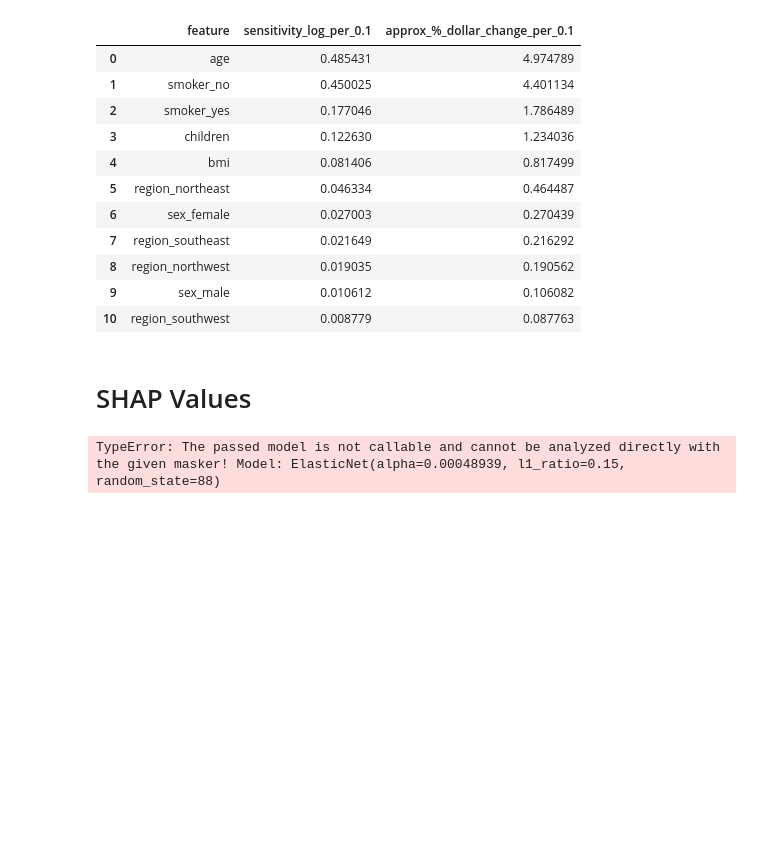
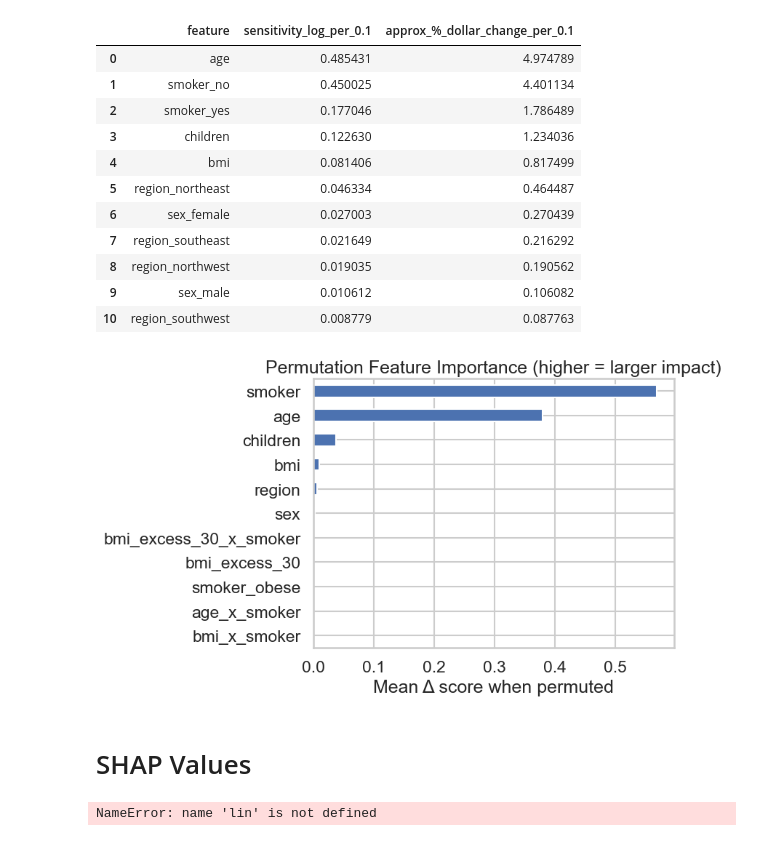
Before and after one commit to grayycc/datathon-2025, a Jupyter notebook: final.ipynb, the cells around one changed output. Saved outputs shown, nothing was run; the diff lists cells and outputs as text; code cells hidden in the pictures; blank space fills up the shorter version.

```diff
--- a/final.ipynb
+++ b/final.ipynb
@@ -770,12 +770,44 @@ region_southwest                   : 0.088%
 | 8 | region_northwest | 0.019035 | 0.190562 |
 | 9 | sex_male | 0.010612 | 0.106082 |
 | 10 | region_southwest | 0.008779 | 0.087763 |
+# %%
+from sklearn.pipeline import make_pipeline
+from sklearn.inspection import permutation_importance
+from sklearn.metrics import make_scorer, mean_squared_error
+import numpy as np
+import pandas as pd
+import matplotlib.pyplot as plt
+
+# pre: your ColumnTransformer from earlier
+# lin: your LinearRegression/ElasticNet/etc.
+pipe = make_pipeline(pre, lin)
+pipe.fit(X_train, y_train)
+
+# use a regression-friendly score (higher is better). For MSE, invert the sign.
+neg_rmse = make_scorer(lambda yt, yp: -np.sqrt(mean_squared_error(yt, yp)))
+
+result = permutation_importance(
+    pipe,
+    X_test,             # raw DF with original columns
+    y_test,
+    n_repeats=10,
+    random_state=42,
+    scoring=neg_rmse,   # or leave default R^2
+)
+
+imp = pd.Series(result.importances_mean, index=X_test.columns).sort_values()
+imp.plot.barh()
+plt.title("Permutation Feature Importance (higher = larger impact)")
+plt.xlabel("Mean Δ score when permuted")
+plt.show()
+# %% [output]
+[figure, added]
 # %% [markdown]
 # SHAP Values
 # %%
 import shap
-explainer = shap.Explainer(best_model, X)
+explainer = shap.Explainer(lin, X)
 shap_values = explainer(X)
 shap.summary_plot(shap_values, X)
 # %% [output]
-TypeError: The passed model is not callable and cannot be analyzed directly with the given masker! Model: ElasticNet(alpha=0.00048939, l1_ratio=0.15, random_state=88)
+NameError: name 'lin' is not defined
```
Also changed, not shown: parts of 2 cells of this notebook.
